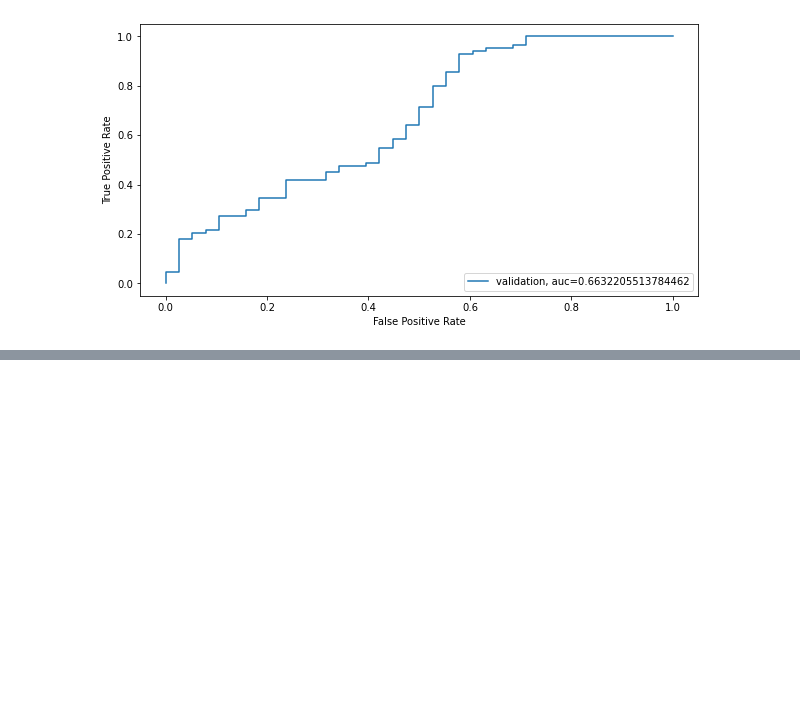
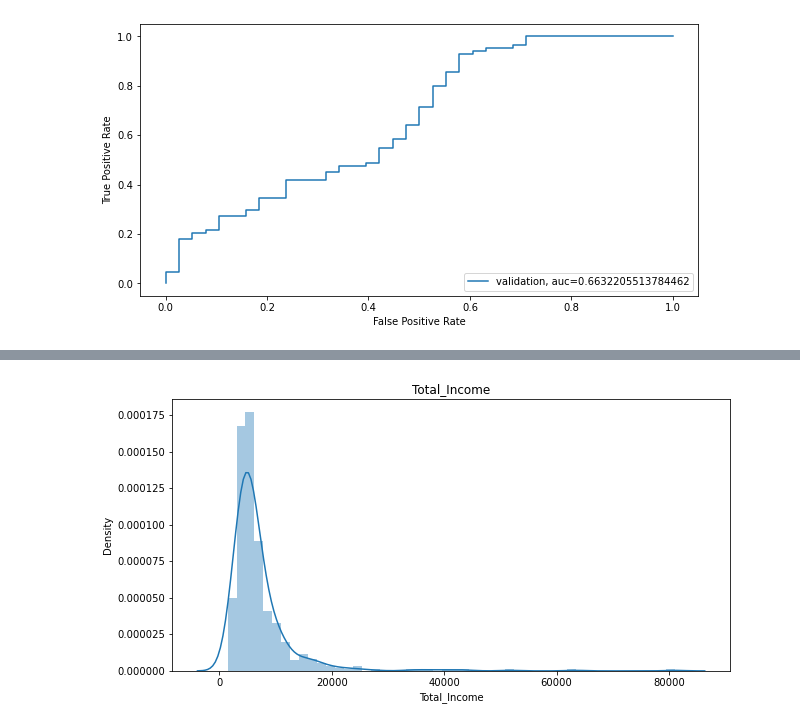
Before and after one commit to unpatel1/Challenge_AProjectAWeek, a Jupyter notebook: Week_08/Week_08_00_Loan_Prediction_ML_Project.ipynb, the cells around one changed output, grey strips where cells are left out. Cells and saved outputs as stored; diff of their text form; code cells hidden in the pictures; blank space fills up the shorter version.

```diff
--- a/Week_08/Week_08_00_Loan_Prediction_ML_Project.ipynb
+++ b/Week_08/Week_08_00_Loan_Prediction_ML_Project.ipynb
@@ -1359,0 +1368,9 @@ We got an auc value of 0.66.
+# %%
+train['Total_Income'] = train['ApplicantIncome'] + train['CoapplicantIncome']
+test['Total_Income'] = test['ApplicantIncome'] + test['CoapplicantIncome']
+# %%
+# Checking the distribution of Total_Income
+plt.figure(figsize=(10,5))
+sns.distplot(train['Total_Income']).set(title = 'Total_Income')
+# %% [output]
+[figure, added]
```
Also changed, not shown: parts of 23 cells of this notebook, 2 other files.
